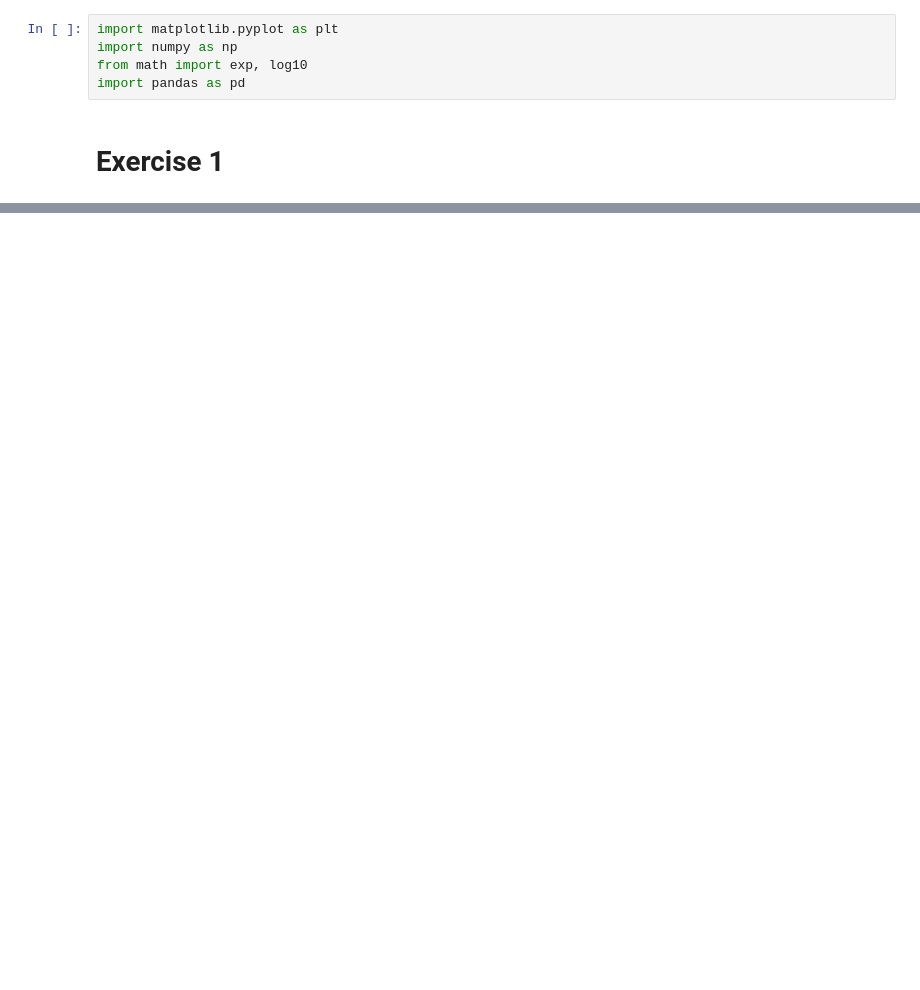
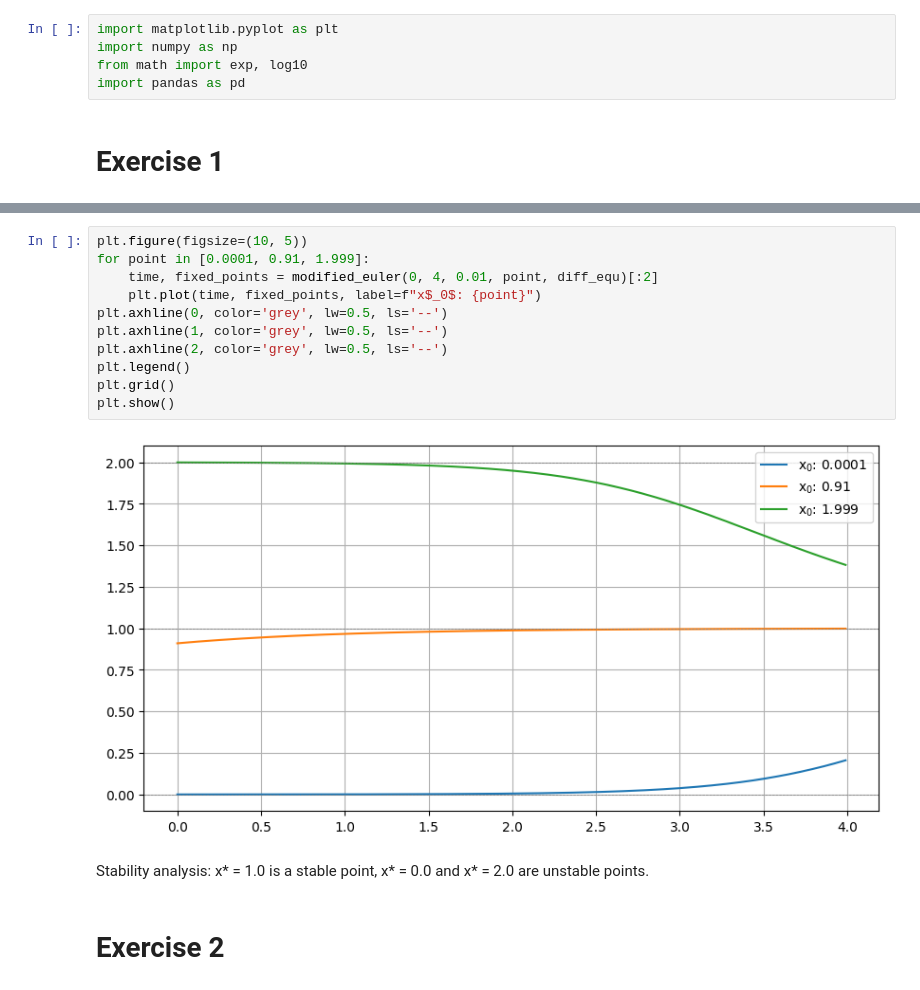
Before and after one commit to NajdekMonika/CS, a Jupyter notebook: lab1.ipynb, the cells around one changed output, grey strips where cells are left out. Drawn from its saved outputs; the diff is of its cells as text; blank space fills up the shorter version.

```diff
--- a/lab1.ipynb
+++ b/lab1.ipynb
@@ -141 +122,18 @@ def get_data(tab_h, method):
+# %%
+plt.figure(figsize=(10, 5))
+for point in [0.0001, 0.91, 1.999]:
+    time, fixed_points = modified_euler(0, 4, 0.01, point, diff_equ)[:2]
+    plt.plot(time, fixed_points, label=f"x$_0$: {point}")
+plt.axhline(0, color='grey', lw=0.5, ls='--')
+plt.axhline(1, color='grey', lw=0.5, ls='--')
+plt.axhline(2, color='grey', lw=0.5, ls='--')
+plt.legend()
+plt.grid()
+plt.show()
+# %% [output]
+[figure, added]
+# %% [markdown]
+Stability analysis: x* = 1.0 is a stable point, x* = 0.0 and x* = 2.0 are unstable points.
+# %% [markdown]
+# Exercise 2
 # %%
```
Also changed, not shown: parts of 10 cells of this notebook, 1 other file.
